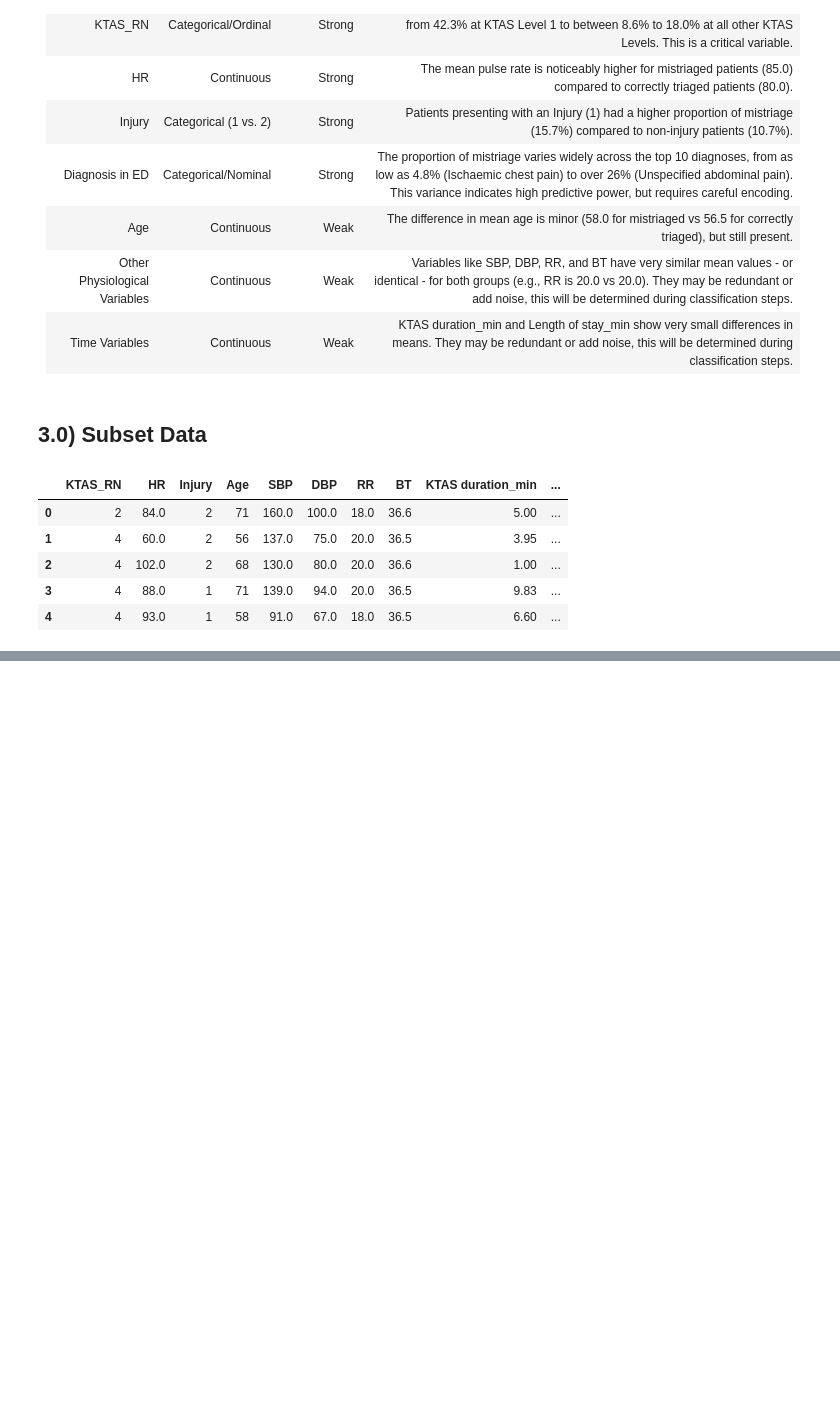
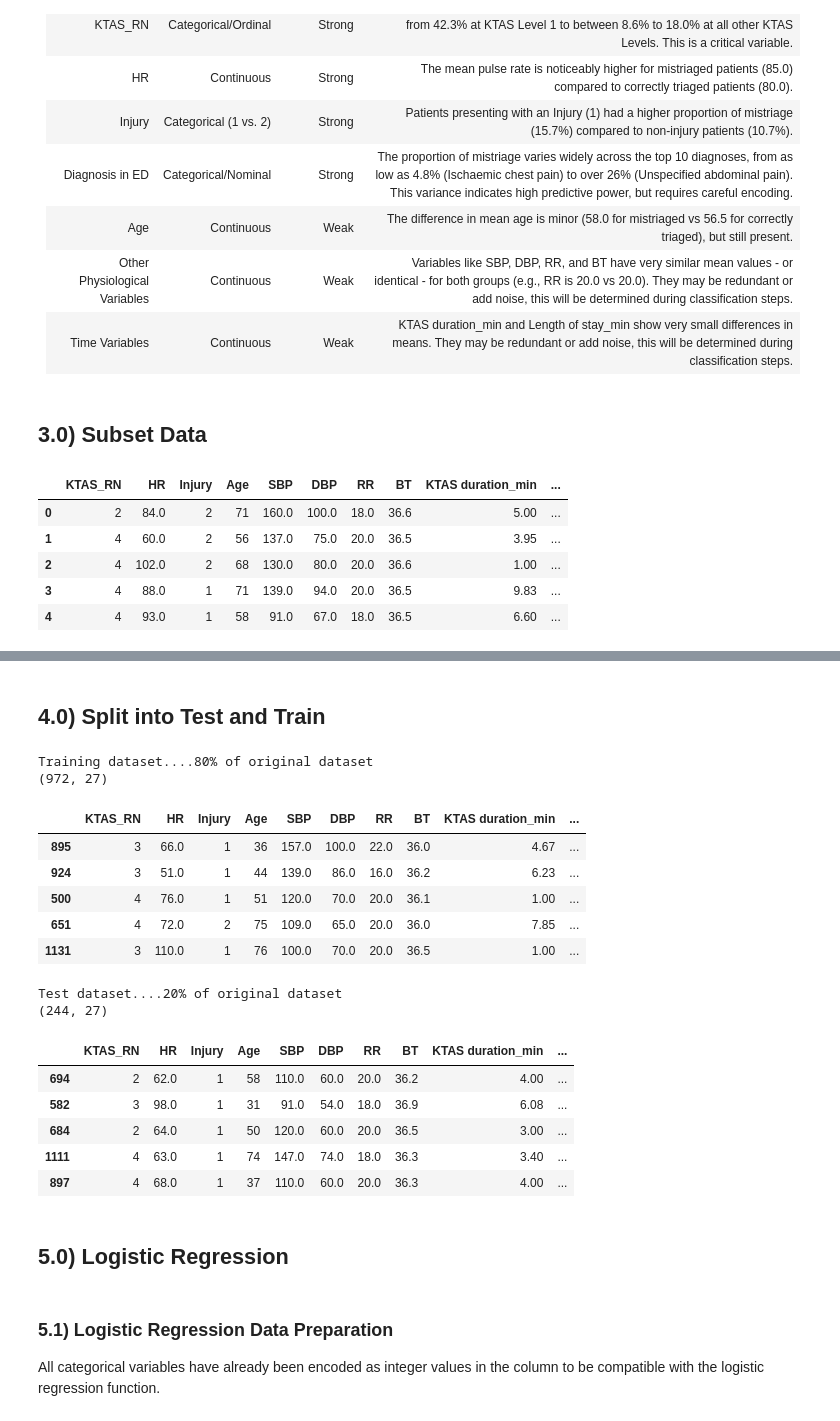
Before and after one commit to erincameron11/emergency-triage-status, a Jupyter notebook: 2_classification.ipynb, the cells around one changed output, grey strips where cells are left out. Saved outputs shown, nothing was run; the diff lists cells and outputs as text; code cells hidden in the pictures; blank space fills up the shorter version.

```diff
--- a/2_classification.ipynb
+++ b/2_classification.ipynb
@@ -93,0 +109,11 @@ Name: count, dtype: int64
+# %%
+# Drop any columns that have missing values for variables (if applicable)
+print("Before dropping NAs...Mistriage Status Breakdown")
+print(data['mistriage'].value_counts())
+print(data.shape)
+
+# Display cancellation status breakdown
+print("\n\nAfter dropping NAs...Mistriage Status Breakdown")
+data = data.dropna()
+print(data['mistriage'].value_counts())
+print(data.shape)
@@ -93,0 +135,37 @@ Name: count, dtype: int64
+# %% [markdown]
+## 4.0) Split into Test and Train
+# %%
+# Split the data into test and train
+train_data, test_data = train_test_split(data, test_size = 0.20, random_state = 123)
+# %%
+# Check that train and test are correct size - train = 80%, test = 20%
+print("\n\nTraining dataset....80% of original dataset")
+print(train_data.shape)
+display(train_data.head())
+
+print("\n\nTest dataset....20% of original dataset")
+print(test_data.shape)
+display(test_data.head())
+# %% [output]
+Training dataset....80% of original dataset
+(972, 27)
+|  | KTAS_RN | HR | Injury | Age | SBP | DBP | RR | BT | KTAS duration_min | ... |
+| 895 | 3 | 66.0 | 1 | 36 | 157.0 | 100.0 | 22.0 | 36.0 | 4.67 | ... |
+| 924 | 3 | 51.0 | 1 | 44 | 139.0 | 86.0 | 16.0 | 36.2 | 6.23 | ... |
+| 500 | 4 | 76.0 | 1 | 51 | 120.0 | 70.0 | 20.0 | 36.1 | 1.00 | ... |
+| 651 | 4 | 72.0 | 2 | 75 | 109.0 | 65.0 | 20.0 | 36.0 | 7.85 | ... |
+| 1131 | 3 | 110.0 | 1 | 76 | 100.0 | 70.0 | 20.0 | 36.5 | 1.00 | ... |
+Test dataset....20% of original dataset
+(244, 27)
+|  | KTAS_RN | HR | Injury | Age | SBP | DBP | RR | BT | KTAS duration_min | ... |
+| 694 | 2 | 62.0 | 1 | 58 | 110.0 | 60.0 | 20.0 | 36.2 | 4.00 | ... |
+| 582 | 3 | 98.0 | 1 | 31 | 91.0 | 54.0 | 18.0 | 36.9 | 6.08 | ... |
+| 684 | 2 | 64.0 | 1 | 50 | 120.0 | 60.0 | 20.0 | 36.5 | 3.00 | ... |
+| 1111 | 4 | 63.0 | 1 | 74 | 147.0 | 74.0 | 18.0 | 36.3 | 3.40 | ... |
+| 897 | 4 | 68.0 | 1 | 37 | 110.0 | 60.0 | 20.0 | 36.3 | 4.00 | ... |
+# %% [markdown]
+## 5.0) Logistic Regression
+# %% [markdown]
+### 5.1) Logistic Regression Data Preparation
+
+All categorical variables have already been encoded as integer values in the column to be compatible with the logistic regression function.
```
Also changed, not shown: parts of 65 cells of this notebook, 5 other files.
